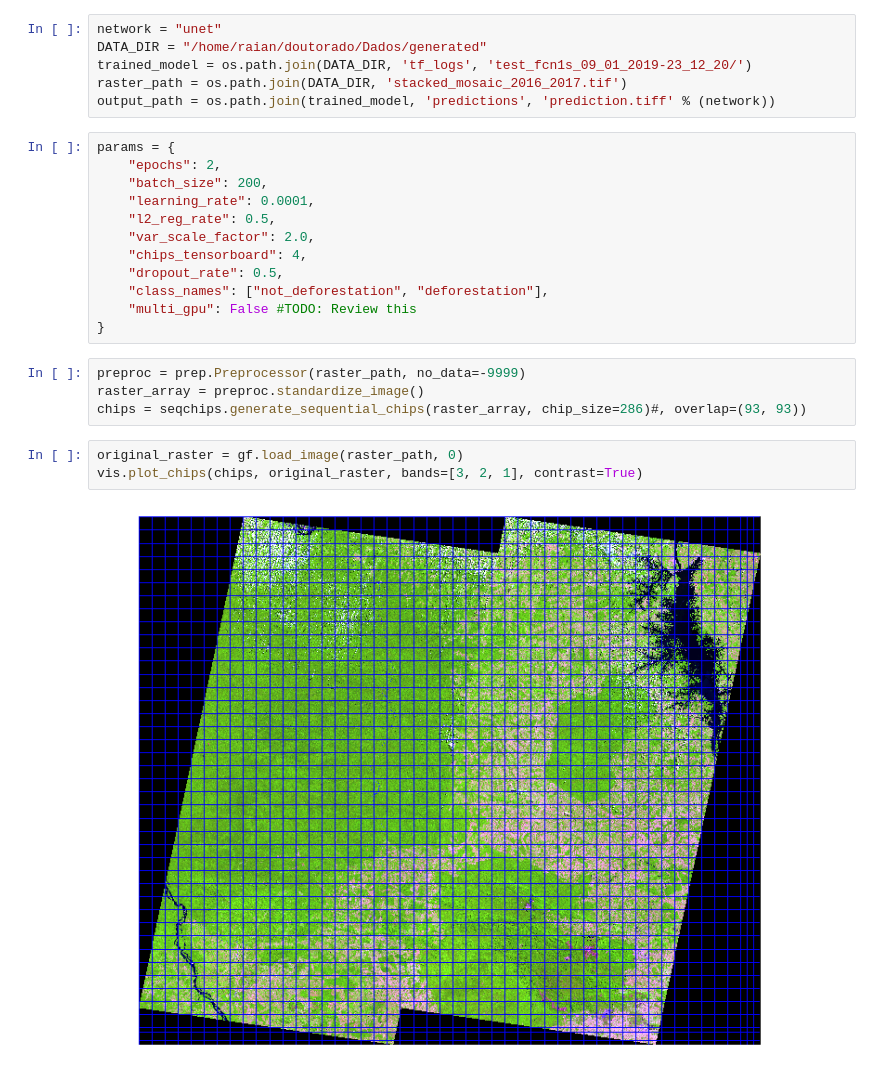
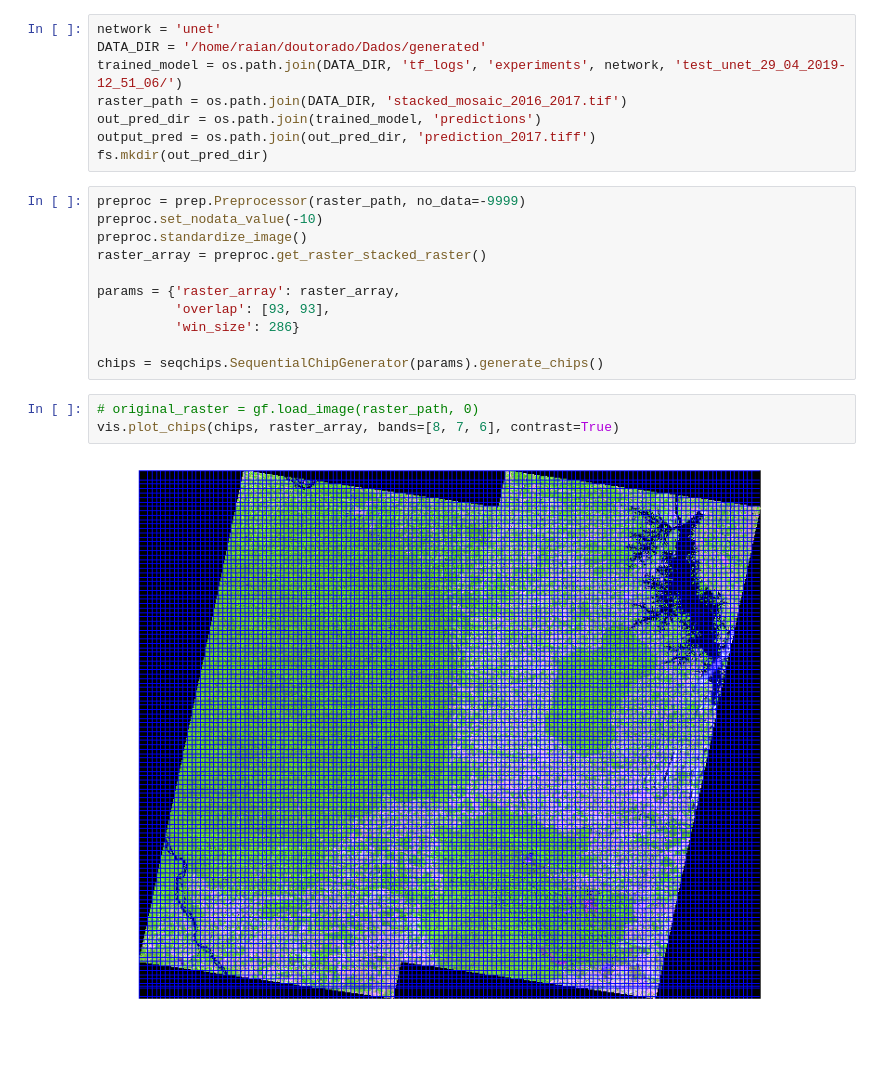
Before and after one commit to rvmaretto/deepgeo, a Jupyter notebook: notebooks/predict_fcn.ipynb, the cells around one changed output. Cells and saved outputs as stored; diff of their text form; blank space fills up the shorter version.

```diff
--- a/notebooks/predict_fcn.ipynb
+++ b/notebooks/predict_fcn.ipynb
@@ -23,28 +24,25 @@ reload(seqchips)
 # %%
-network = "unet"
-DATA_DIR = "/home/raian/doutorado/Dados/generated"
-trained_model = os.path.join(DATA_DIR, 'tf_logs', 'test_fcn1s_09_01_2019-23_12_20/')
+network = 'unet'
+DATA_DIR = '/home/raian/doutorado/Dados/generated'
+trained_model = os.path.join(DATA_DIR, 'tf_logs', 'experiments', network, 'test_unet_29_04_2019-12_51_06/')
 raster_path = os.path.join(DATA_DIR, 'stacked_mosaic_2016_2017.tif')
-output_path = os.path.join(trained_model, 'predictions', 'prediction.tiff' % (network))
+out_pred_dir = os.path.join(trained_model, 'predictions')
+output_pred = os.path.join(out_pred_dir, 'prediction_2017.tiff')
+fs.mkdir(out_pred_dir)
-# %%
-params = {
-    "epochs": 2,
-    "batch_size": 200,
-    "learning_rate": 0.0001,
-    "l2_reg_rate": 0.5,
-    "var_scale_factor": 2.0,
-    "chips_tensorboard": 4,
-    "dropout_rate": 0.5,
-    "class_names": ["not_deforestation", "deforestation"],
-    "multi_gpu": False #TODO: Review this
-}
 # %%
 preproc = prep.Preprocessor(raster_path, no_data=-9999)
-raster_array = preproc.standardize_image()
-chips = seqchips.generate_sequential_chips(raster_array, chip_size=286)#, overlap=(93, 93))
+preproc.set_nodata_value(-10)
+preproc.standardize_image()
+raster_array = preproc.get_raster_stacked_raster()
+
+params = {'raster_array': raster_array,
+          'overlap': [93, 93],
+          'win_size': 286}
+
+chips = seqchips.SequentialChipGenerator(params).generate_chips()
 # %%
-original_raster = gf.load_image(raster_path, 0)
-vis.plot_chips(chips, original_raster, bands=[3, 2, 1], contrast=True)
+# original_raster = gf.load_image(raster_path, 0)
+vis.plot_chips(chips, raster_array, bands=[8, 7, 6], contrast=True)
 # %% [output]
-[figure, old version]
+[figure, new version]
 # %%
```
Also changed, not shown: parts of 4 cells of this notebook, 3 other files.
